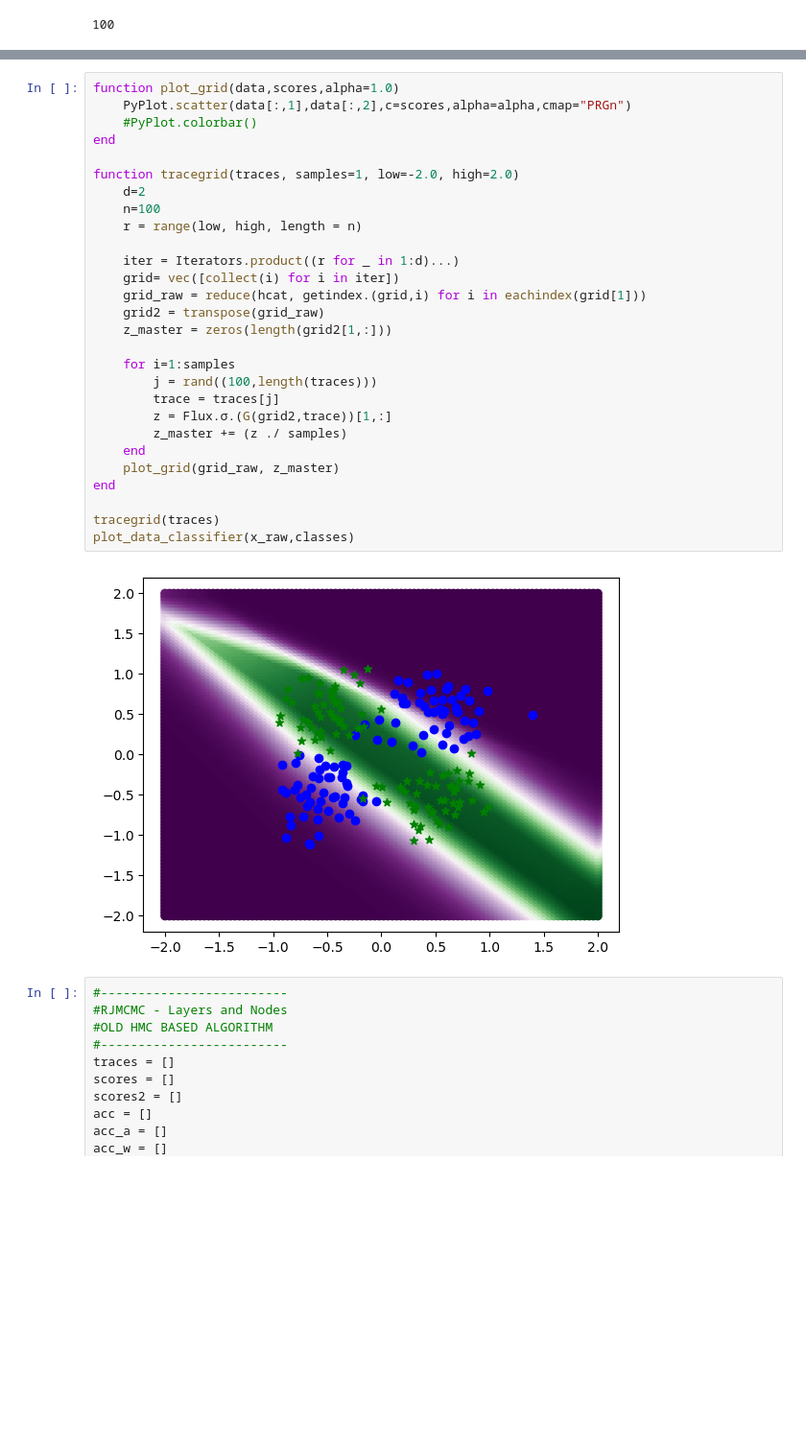
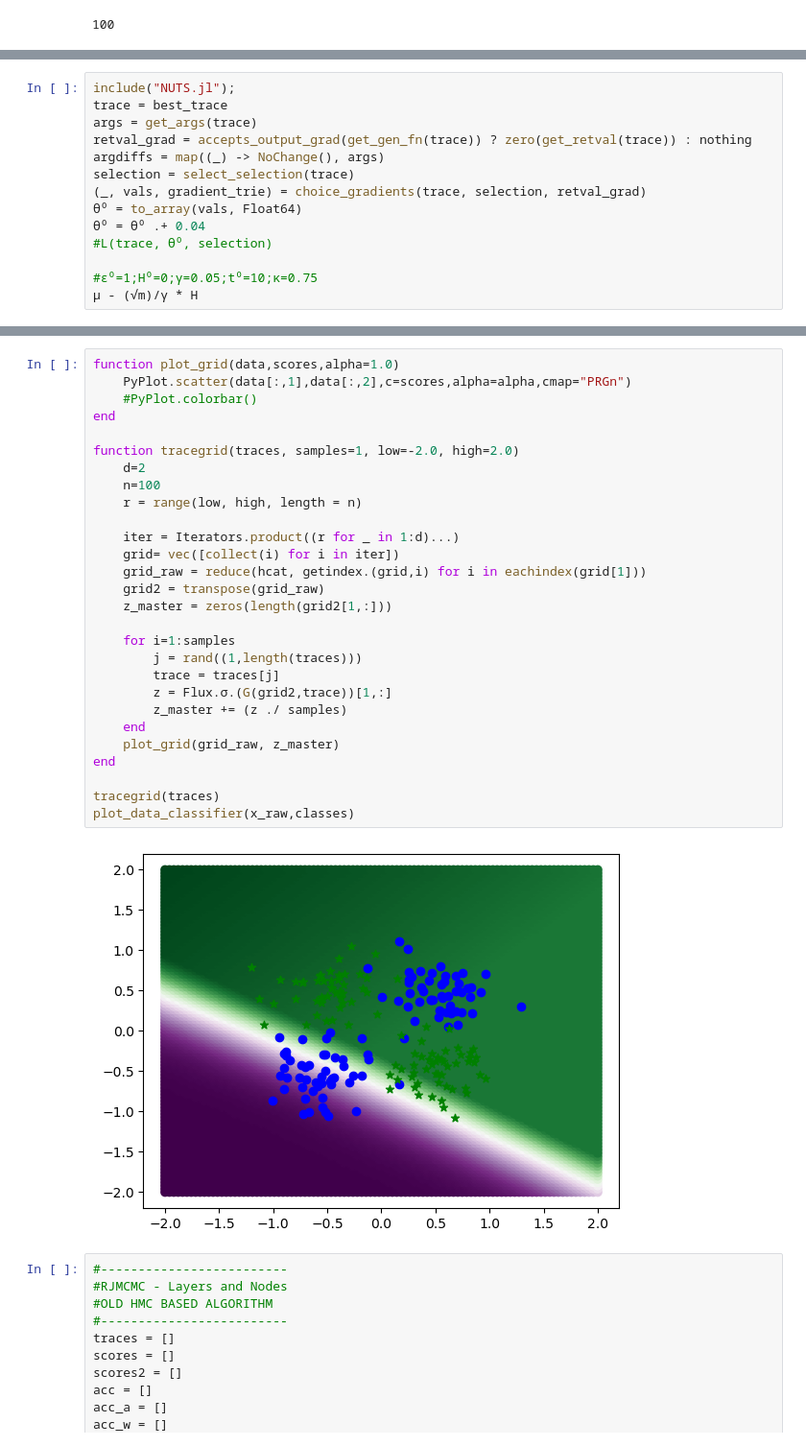
Before and after one commit to jberezow/RJMCMC, a Jupyter notebook: Thesis-Classifier2.ipynb, the cells around one changed output, grey strips where cells are left out. Shown: that part at 96% size. Saved outputs shown, nothing was run; the diff lists cells and outputs as text; blank space fills up the shorter version.

```diff
--- a/Thesis-Classifier2.ipynb
+++ b/Thesis-Classifier2.ipynb
@@ -213,0 +214,14 @@ println(get_score(best_trace))
+# %%
+include("NUTS.jl");
+trace = best_trace
+args = get_args(trace)
+retval_grad = accepts_output_grad(get_gen_fn(trace)) ? zero(get_retval(trace)) : nothing
+argdiffs = map((_) -> NoChange(), args)
+selection = select_selection(trace)
+(_, vals, gradient_trie) = choice_gradients(trace, selection, retval_grad)
+θ⁰ = to_array(vals, Float64)
+θ⁰ = θ⁰ .+ 0.04
+#L(trace, θ⁰, selection)
+
+#ϵ⁰=1;H⁰=0;γ=0.05;t⁰=10;κ=0.75
+μ - (√m)/γ * H
@@ -518,33 +530,33 @@ plt.ylabel("Occurences");
 # %%
 function plot_grid(data,scores,alpha=1.0)
     PyPlot.scatter(data[:,1],data[:,2],c=scores,alpha=alpha,cmap="PRGn")
     #PyPlot.colorbar()
 end
 
 function tracegrid(traces, samples=1, low=-2.0, high=2.0)
     d=2
     n=100
     r = range(low, high, length = n)
 
     iter = Iterators.product((r for _ in 1:d)...)
     grid= vec([collect(i) for i in iter])
     grid_raw = reduce(hcat, getindex.(grid,i) for i in eachindex(grid[1]))
     grid2 = transpose(grid_raw)
     z_master = zeros(length(grid2[1,:]))
 
     for i=1:samples
-        j = rand((100,length(traces)))
+        j = rand((1,length(traces)))
         trace = traces[j]
         z = Flux.σ.(G(grid2,trace))[1,:]
         z_master += (z ./ samples)
     end
     plot_grid(grid_raw, z_master)
 end
 
 tracegrid(traces)
 plot_data_classifier(x_raw,classes)
 # %% [output]
-[figure, old version]
+[figure, new version]
 # %%
 #-------------------------
 #RJMCMC - Layers and Nodes
```
Also changed, not shown: parts of 12 cells of this notebook, 1 other file.
